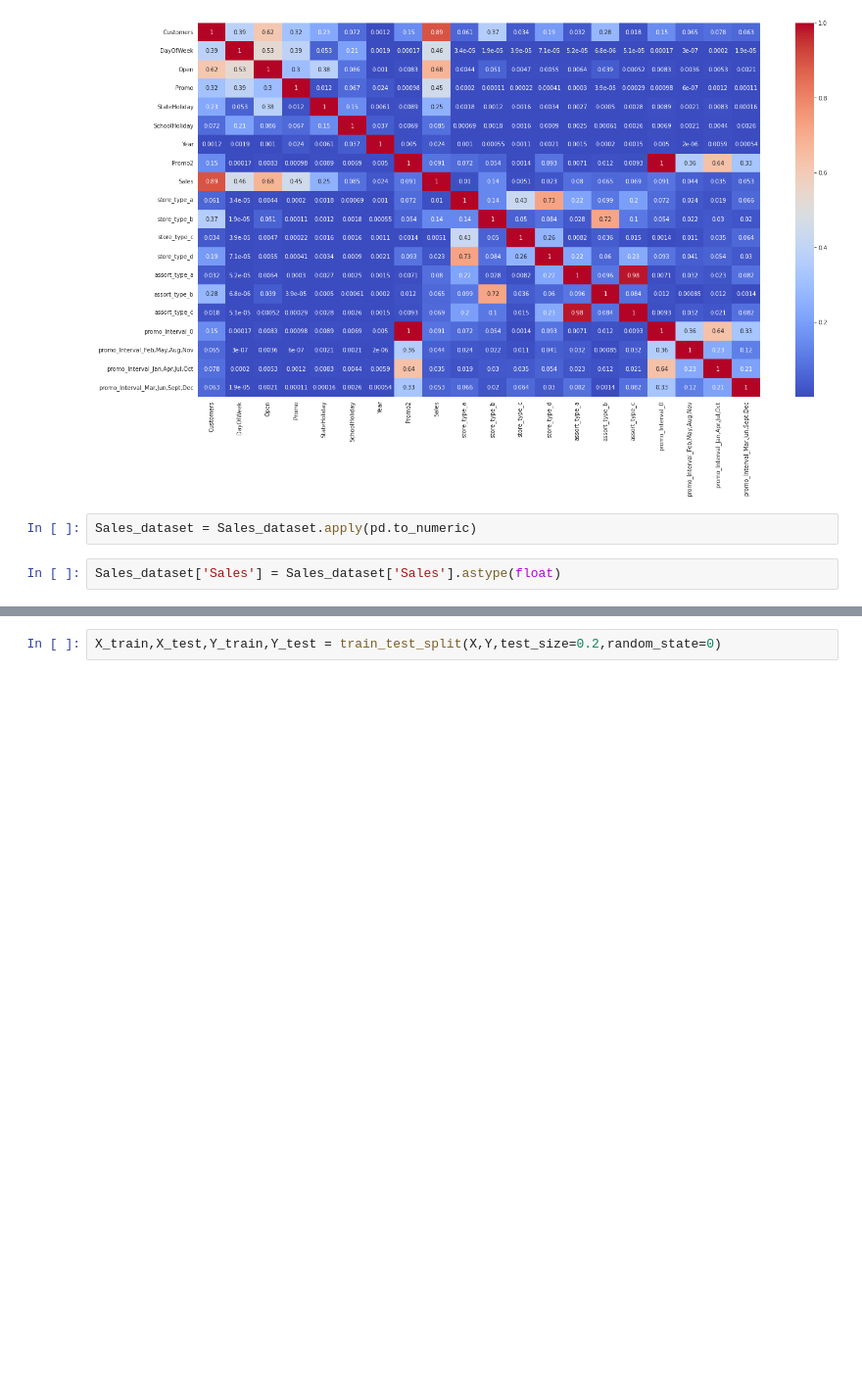
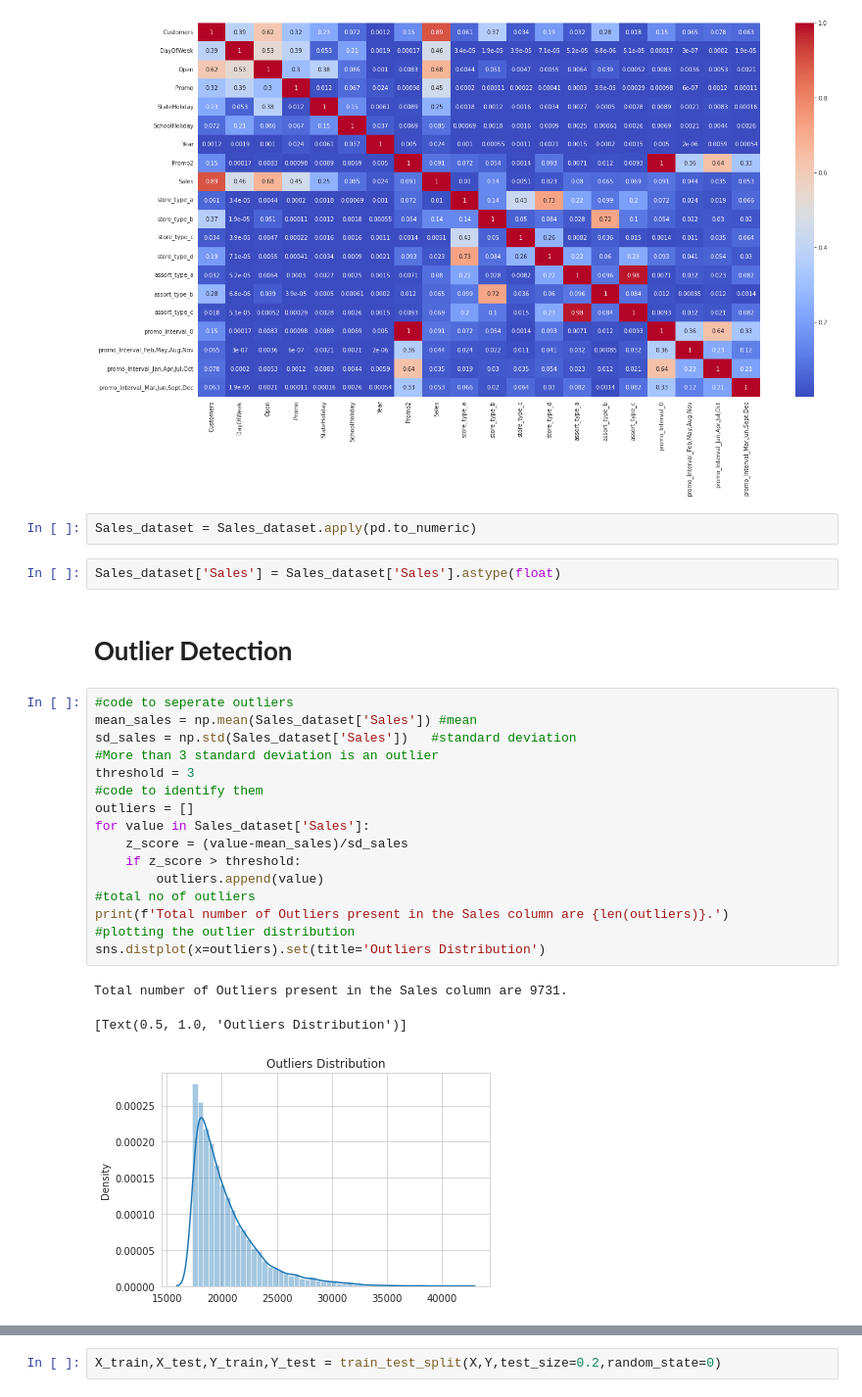
Before and after one commit to Gowthaam-K/Retail_Sales_Prediction, a Jupyter notebook: Gowthaam_Kumarasamy_Retail_Sales_Prediction_Capstone_Project.ipynb, the cells around one changed output, grey strips where cells are left out. Shown at 98% size. Cells and saved outputs as stored; diff of their text form; blank space fills up the shorter version.

```diff
--- a/Gowthaam_Kumarasamy_Retail_Sales_Prediction_Capstone_Project.ipynb
+++ b/Gowthaam_Kumarasamy_Retail_Sales_Prediction_Capstone_Project.ipynb
@@ -569,3 +607,25 @@ sns.heatmap(abs(correlation), annot=True, cmap='coolwarm')
 Sales_dataset = Sales_dataset.apply(pd.to_numeric)
 # %%
 Sales_dataset['Sales'] = Sales_dataset['Sales'].astype(float)
+# %% [markdown]
+# **Outlier Detection**
+# %%
+#code to seperate outliers
+mean_sales = np.mean(Sales_dataset['Sales']) #mean
+sd_sales = np.std(Sales_dataset['Sales'])   #standard deviation
+#More than 3 standard deviation is an outlier
+threshold = 3
+#code to identify them
+outliers = []
+for value in Sales_dataset['Sales']:
+    z_score = (value-mean_sales)/sd_sales
+    if z_score > threshold:
+        outliers.append(value)
+#total no of outliers
+print(f'Total number of Outliers present in the Sales column are {len(outliers)}.')
+#plotting the outlier distribution
+sns.distplot(x=outliers).set(title='Outliers Distribution')
+# %% [output]
+Total number of Outliers present in the Sales column are 9731.
+[Text(0.5, 1.0, 'Outliers Distribution')]
+[figure, added]
```
Also changed, not shown: parts of 40 cells of this notebook.
